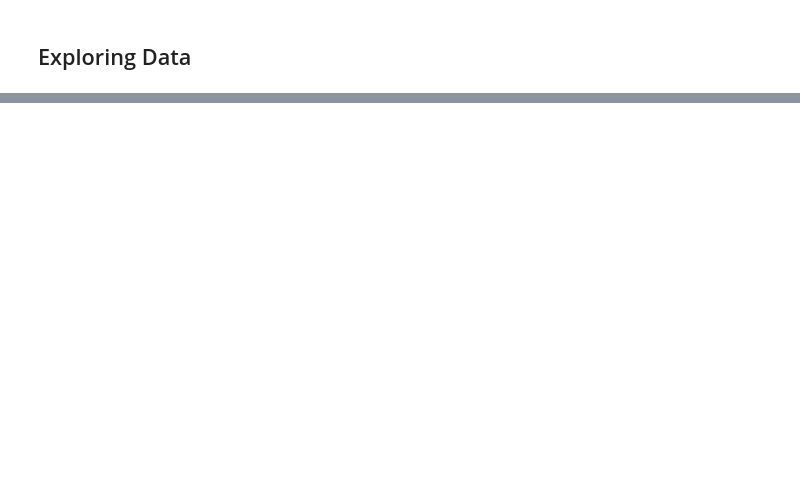
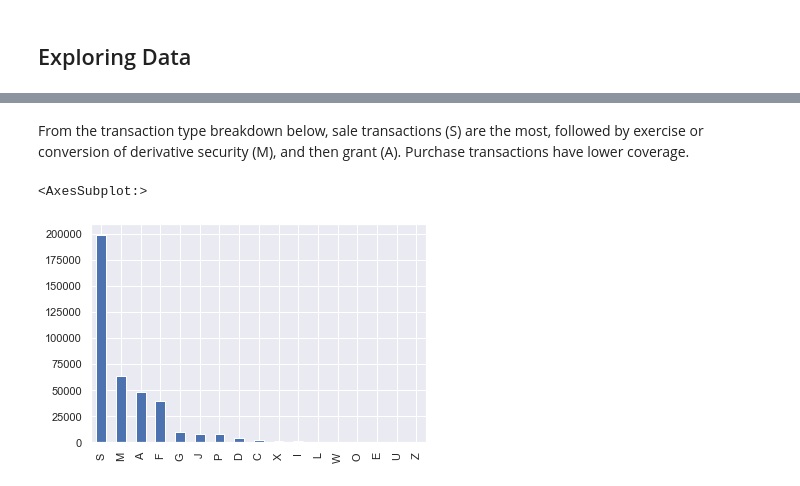
Before and after one commit to oongjiexiang/URECA-Research, a Jupyter notebook: Exploratory Analysis.ipynb, the cells around one changed output, grey strips where cells are left out. Saved outputs shown, nothing was run; the diff lists cells and outputs as text; code cells hidden in the pictures; blank space fills up the shorter version.

```diff
--- a/Exploratory Analysis.ipynb
+++ b/Exploratory Analysis.ipynb
@@ -264,0 +589,7 @@ ax.set_xticklabels(["Officer", "Director", "Beneficial Owner", "Other"]);
+# %% [markdown]
+From the transaction type breakdown below, sale transactions (S) are the most, followed by exercise or conversion of derivative security (M), and then grant (A). Purchase transactions have lower coverage.
+# %%
+tx_data.code.value_counts().plot(kind = 'bar')
+# %% [output]
+<AxesSubplot:>
+[figure, added]
```
Also changed, not shown: parts of 76 cells of this notebook, 5 other files.
